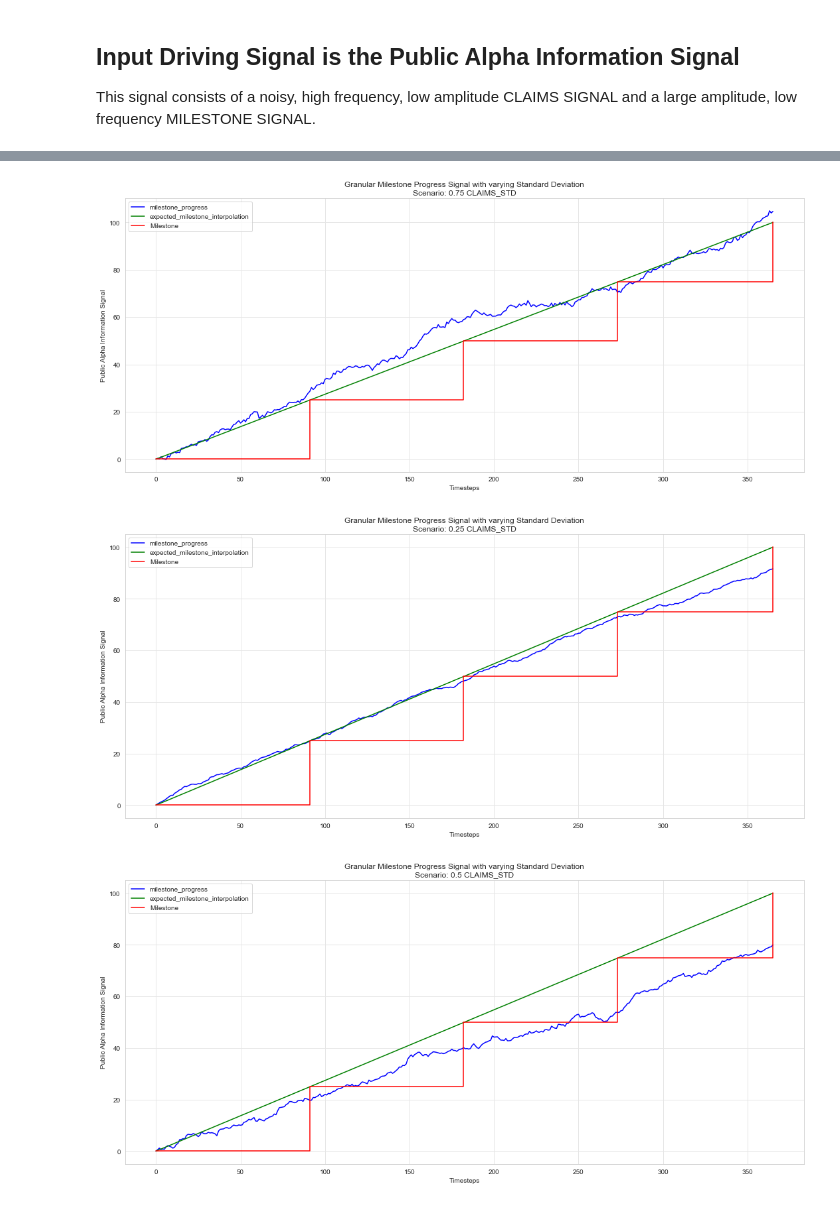
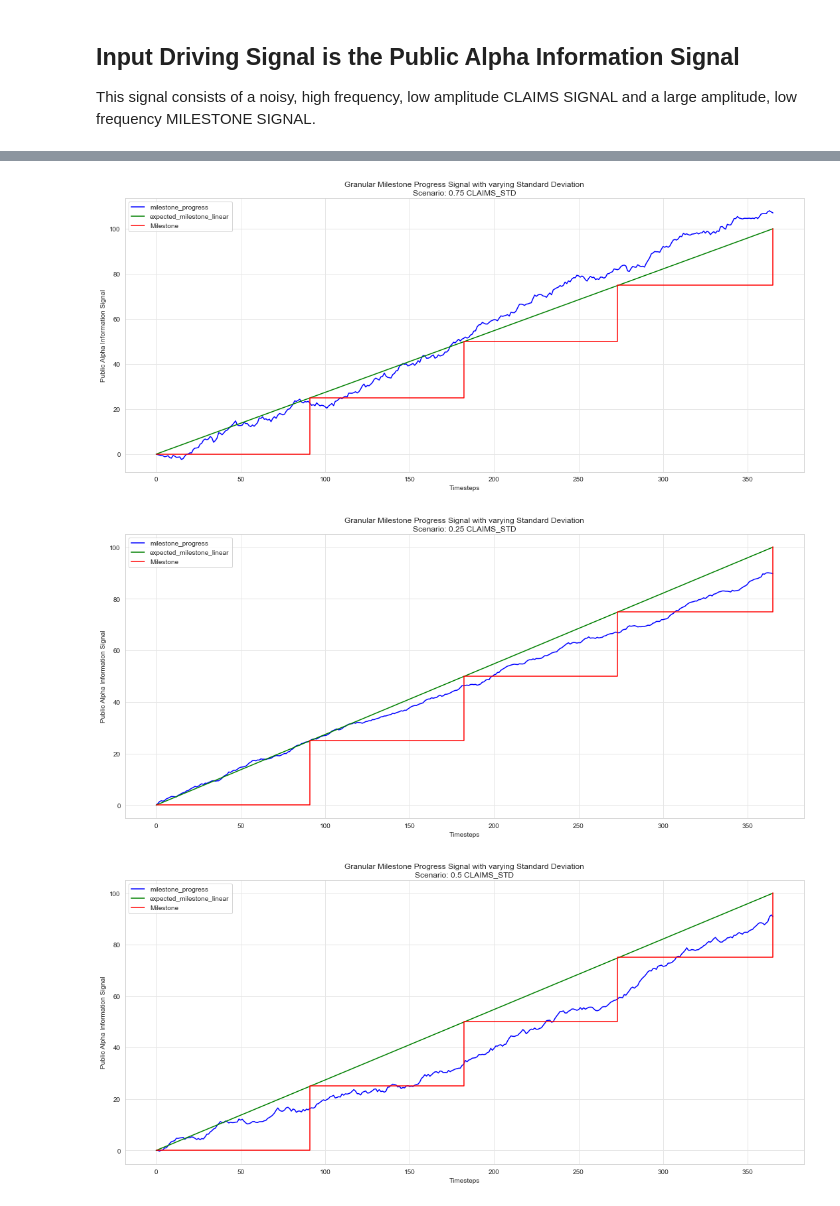
Before and after one commit to matttyb80/signal, a Jupyter notebook: signal.ipynb, the cells around one changed output, grey strips where cells are left out. Drawn from its saved outputs; the diff is of its cells as text; code cells hidden in the pictures.

```diff
--- a/signal.ipynb
+++ b/signal.ipynb
@@ -371,37 +371,37 @@ while cc_idx<len(experiments):
     fig, axs = plt.subplots(ncols=cols, nrows=rows, figsize=(15*cols,7*rows))
     sub_experiments.reset_index(drop=False)
     for i, experiment in sub_experiments.iterrows():
         df = experiment['dataset'].copy()
 
         plot_label = experiment['CLAIMS_STD']
         ax = axs
         title = 'Granular Milestone Progress Signal with varying Standard Deviation' + '\n' + 'Scenario: ' + str(cc_label)  + ' CLAIMS_STD'
         ax.set_title(title)
         ax.set_ylabel('Public Alpha Information Signal')
         colors = ['b','orange', 'g', 'magenta', 'r']
 
 #         ax.plot(df_j.timestep, df_j['j_wallet']['mean'],color = colors[0], label='j_wallet')
         ax.plot(df.timestep, df['milestone_progress'],color = colors[0], label='milestone_progress')
-        ax.plot(df.timestep, df['expected_milestone_interpolation'],color = colors[2], label='expected_milestone_interpolation')
+        ax.plot(df.timestep, df['expected_milestone_linear'],color = colors[2], label='expected_milestone_linear')
 
 
         ax.step(milestone_df.Completion_Time, milestone_df.Completion_Percent, where='post', color='r', label='Milestone')
 
         ax.legend()
 
         ax.set_xlabel('Timesteps')
         ax.grid(color='0.9', linestyle='-', linewidth=1)
 
         plt.tight_layout()
 
 fig.tight_layout(rect=[0, 0, 1, .97])
 fig.patch.set_alpha(1)
 display(fig)
 plt.close()
 # %% [output]
-[figure, old version]
+[figure, new version]
-[figure, old version]
+[figure, new version]
-[figure, old version]
+[figure, new version]
 # %%
 experiments = experiments.sort_values(by =['CLAIMS_STD']).reset_index(drop=True)
 
```
Also changed, not shown: parts of 14 cells of this notebook, 5 other files.
